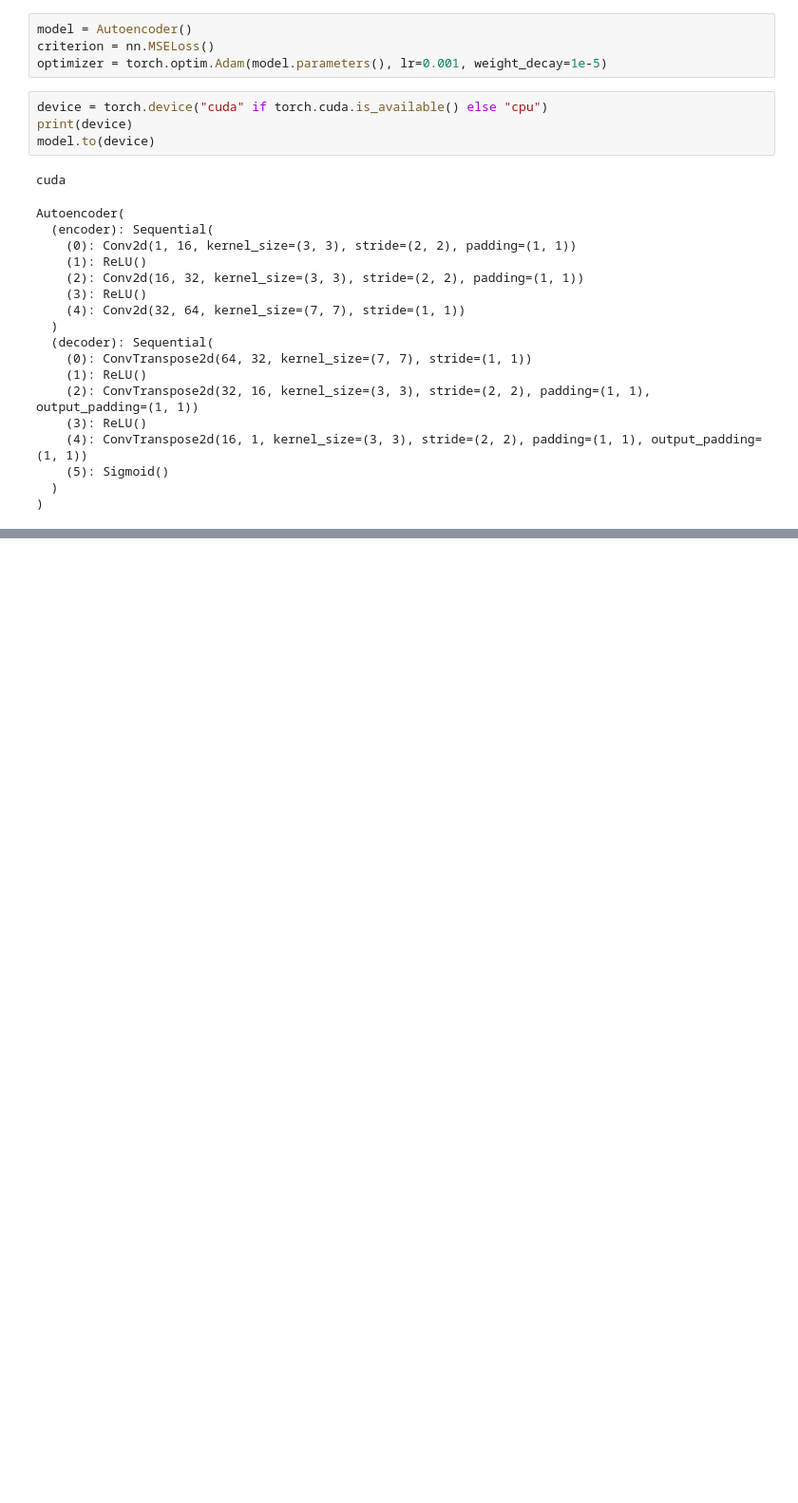
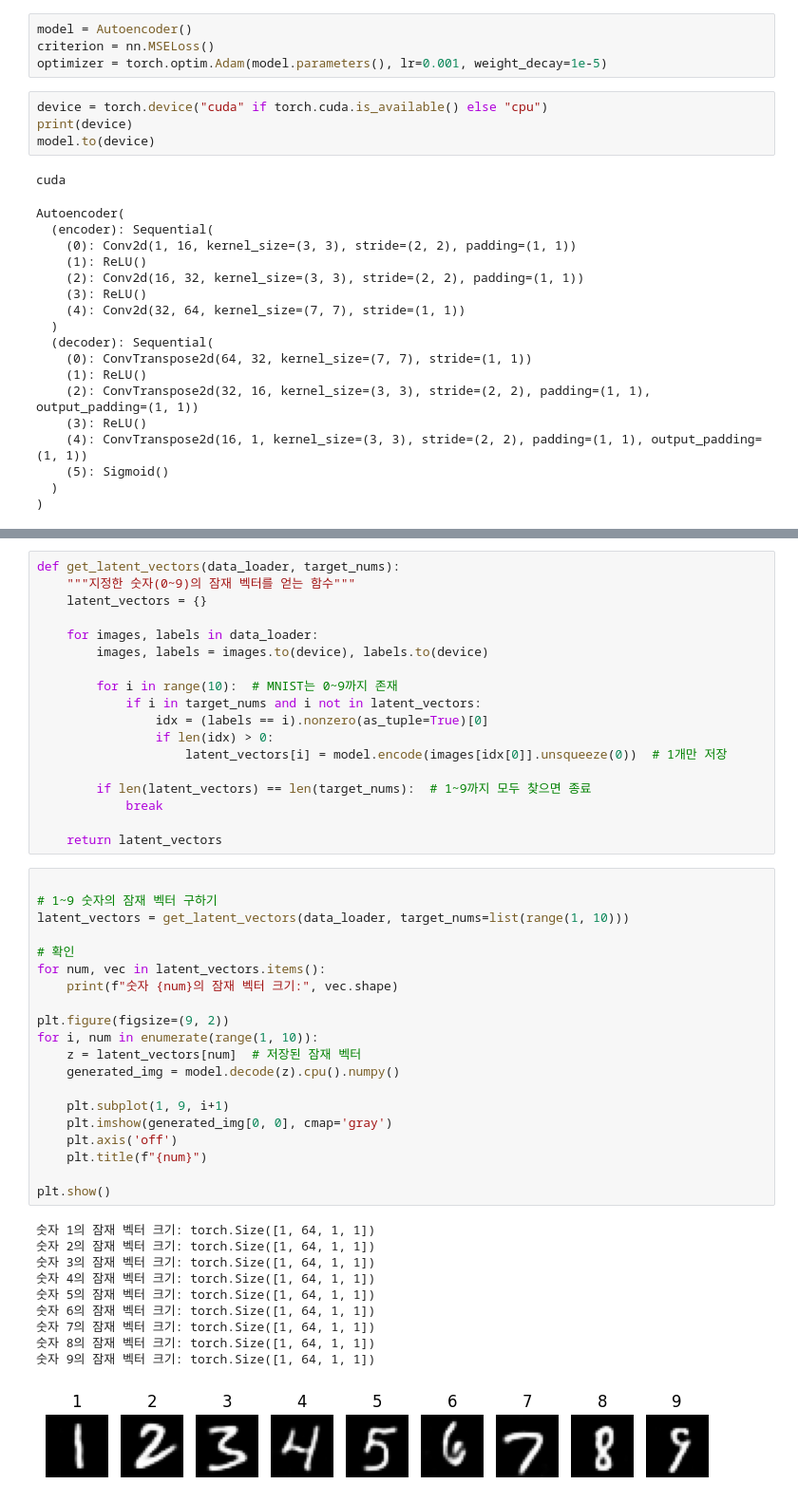
Before and after one commit to Downcasting/pytorch, a Jupyter notebook: Autoencoder/autoencoder.ipynb, the cells around one changed output, grey strips where cells are left out. Shown at 95% size. Cells and saved outputs as stored; diff of their text form; blank space fills up the shorter version.

```diff
--- a/Autoencoder/autoencoder.ipynb
+++ b/Autoencoder/autoencoder.ipynb
@@ -125,0 +144,49 @@ for k in range(0, num_epochs, 4):
+# %%
+def get_latent_vectors(data_loader, target_nums):
+    """지정한 숫자(0~9)의 잠재 벡터를 얻는 함수"""
+    latent_vectors = {}
+
+    for images, labels in data_loader:
+        images, labels = images.to(device), labels.to(device)
+
+        for i in range(10):  # MNIST는 0~9까지 존재
+            if i in target_nums and i not in latent_vectors:
+                idx = (labels == i).nonzero(as_tuple=True)[0]
+                if len(idx) > 0:
+                    latent_vectors[i] = model.encode(images[idx[0]].unsqueeze(0))  # 1개만 저장
+
+        if len(latent_vectors) == len(target_nums):  # 1~9까지 모두 찾으면 종료
+            break
+
+    return latent_vectors
+# %%
+
+# 1~9 숫자의 잠재 벡터 구하기
+latent_vectors = get_latent_vectors(data_loader, target_nums=list(range(1, 10)))
+
+# 확인
+for num, vec in latent_vectors.items():
+    print(f"숫자 {num}의 잠재 벡터 크기:", vec.shape)
+
+plt.figure(figsize=(9, 2))
+for i, num in enumerate(range(1, 10)):
+    z = latent_vectors[num]  # 저장된 잠재 벡터
+    generated_img = model.decode(z).cpu().numpy()
+
+    plt.subplot(1, 9, i+1)
+    plt.imshow(generated_img[0, 0], cmap='gray')
+    plt.axis('off')
+    plt.title(f"{num}")
+
+plt.show()
+# %% [output]
+숫자 1의 잠재 벡터 크기: torch.Size([1, 64, 1, 1])
+숫자 2의 잠재 벡터 크기: torch.Size([1, 64, 1, 1])
+숫자 3의 잠재 벡터 크기: torch.Size([1, 64, 1, 1])
+숫자 4의 잠재 벡터 크기: torch.Size([1, 64, 1, 1])
+숫자 5의 잠재 벡터 크기: torch.Size([1, 64, 1, 1])
+숫자 6의 잠재 벡터 크기: torch.Size([1, 64, 1, 1])
+숫자 7의 잠재 벡터 크기: torch.Size([1, 64, 1, 1])
+숫자 8의 잠재 벡터 크기: torch.Size([1, 64, 1, 1])
+숫자 9의 잠재 벡터 크기: torch.Size([1, 64, 1, 1])
+[figure, added]
```
Also changed, not shown: parts of 3 cells of this notebook, 1 other file.
